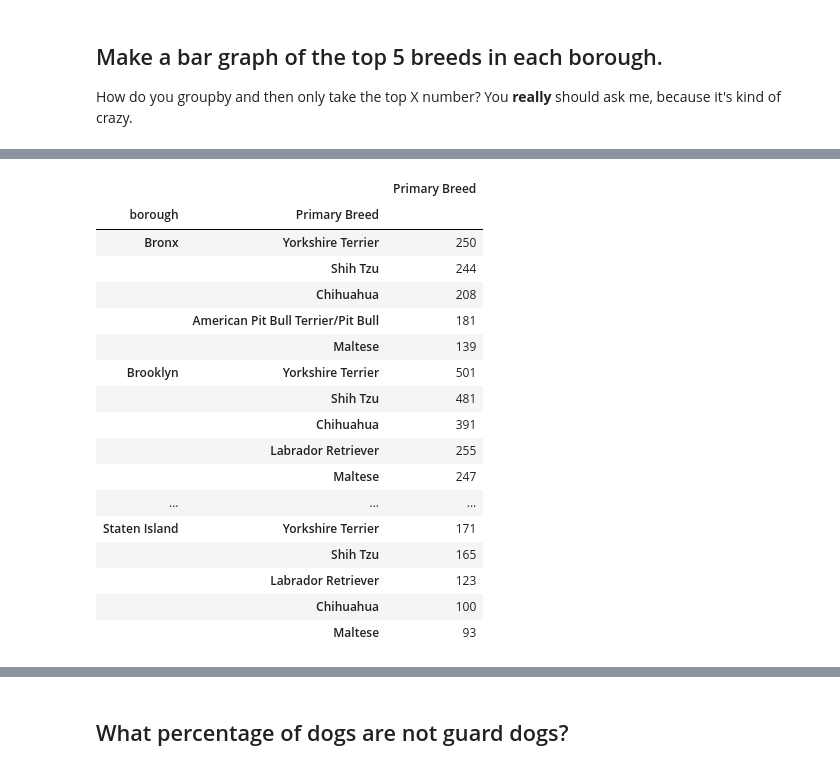
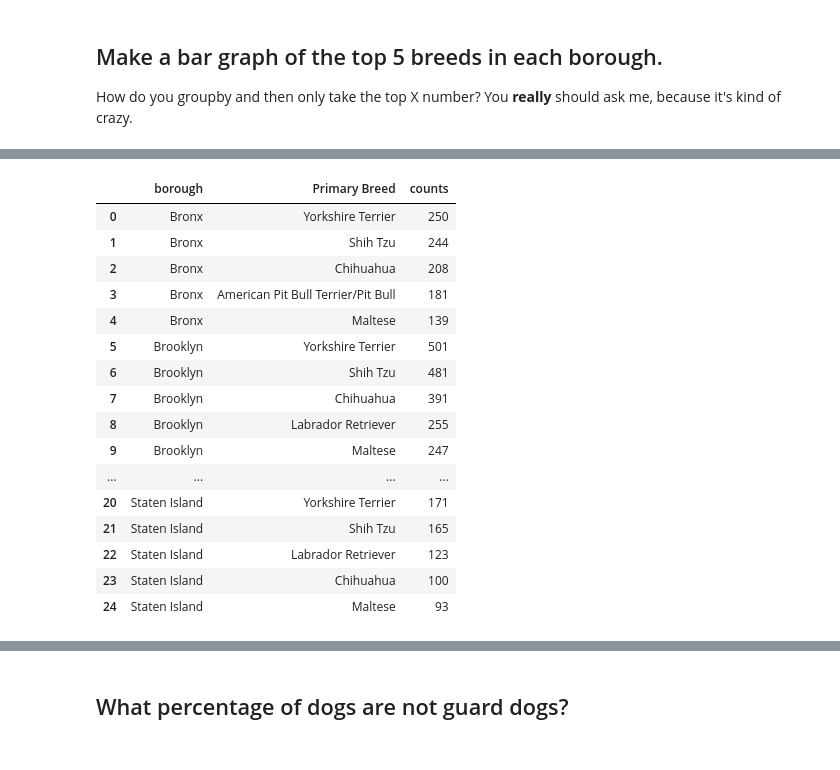
Before and after one commit to saveyak/lede_homework, a Jupyter notebook: 06-homework/dogs/Dataset TWO - Dogs.ipynb, the cells around one changed output, grey strips where cells are left out. Drawn from its saved outputs; the diff is of its cells as text; code cells hidden in the pictures.

```diff
--- a/06-homework/dogs/Dataset TWO - Dogs.ipynb
+++ b/06-homework/dogs/Dataset TWO - Dogs.ipynb
@@ -523,22 +599,29 @@ Name: Primary Breed, dtype: int64
-# %%
-df2 = df2.to_frame()
-df2
-# %% [output]
-|  |  | Primary Breed |
-| borough | Primary Breed |  |
-| Bronx | Yorkshire Terrier | 250 |
-|  | Shih Tzu | 244 |
-|  | Chihuahua | 208 |
-|  | American Pit Bull Terrier/Pit Bull | 181 |
-|  | Maltese | 139 |
-| Brooklyn | Yorkshire Terrier | 501 |
-|  | Shih Tzu | 481 |
-|  | Chihuahua | 391 |
-|  | Labrador Retriever | 255 |
-|  | Maltese | 247 |
-| ... | ... | ... |
-| Staten Island | Yorkshire Terrier | 171 |
-|  | Shih Tzu | 165 |
-|  | Labrador Retriever | 123 |
-|  | Chihuahua | 100 |
-|  | Maltese | 93 |
+# %%
+#Another method
+#Can use head(5) instead of nlargest(5)
+
+df2 = df_all_known.groupby('borough')['Primary Breed'].value_counts() \
+    .groupby(level=0, group_keys=False) \
+    .nlargest(5) \
+    .to_frame(name='counts') \
+    .reset_index()
+
+df2
+# %% [output]
+|  | borough | Primary Breed | counts |
+| 0 | Bronx | Yorkshire Terrier | 250 |
+| 1 | Bronx | Shih Tzu | 244 |
+| 2 | Bronx | Chihuahua | 208 |
+| 3 | Bronx | American Pit Bull Terrier/Pit Bull | 181 |
+| 4 | Bronx | Maltese | 139 |
+| 5 | Brooklyn | Yorkshire Terrier | 501 |
+| 6 | Brooklyn | Shih Tzu | 481 |
+| 7 | Brooklyn | Chihuahua | 391 |
+| 8 | Brooklyn | Labrador Retriever | 255 |
+| 9 | Brooklyn | Maltese | 247 |
+| ... | ... | ... | ... |
+| 20 | Staten Island | Yorkshire Terrier | 171 |
+| 21 | Staten Island | Shih Tzu | 165 |
+| 22 | Staten Island | Labrador Retriever | 123 |
+| 23 | Staten Island | Chihuahua | 100 |
+| 24 | Staten Island | Maltese | 93 |
```
Also changed, not shown: parts of 24 cells of this notebook, 3 other files.
